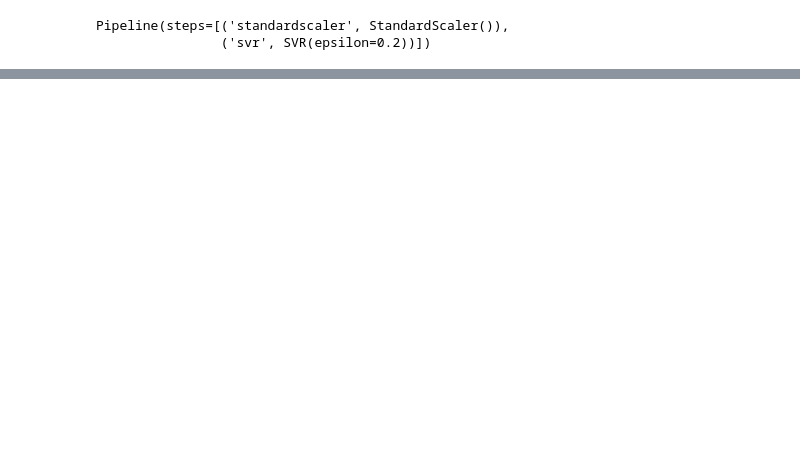
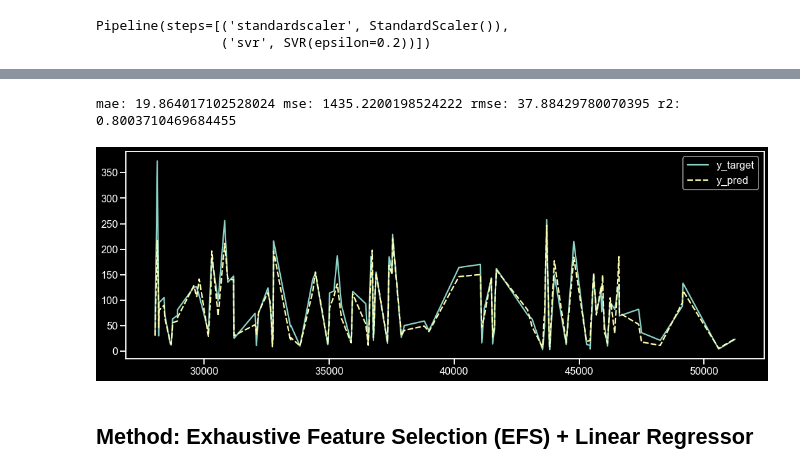
Before and after one commit to anargu/environmental-monitor, a Jupyter notebook: Testing Models.ipynb, the cells around one changed output, grey strips where cells are left out. Cells and saved outputs as stored; diff of their text form; code cells hidden in the pictures; blank space fills up the shorter version.

```diff
--- a/Testing Models.ipynb
+++ b/Testing Models.ipynb
@@ -60,13 +83,10 @@ from sklearn.preprocessing import StandardScaler
 import numpy as np
 
 y = train_df["PM_Dongsi"]
-X = train_df[["season","HUMI","TEMP","PRES","Iws","precipitation"]]
+X = train_df[["season","HUMI","TEMP","PRES","Iws","precipitation","PM_Dongsihuan"]]
 
 regr = make_pipeline(StandardScaler(), SVR(C=1.0, epsilon=0.2))
 regr.fit(X, y)
-
-# Pipeline(steps=[('standardscaler', StandardScaler()),
-#                 ('svr', SVR(epsilon=0.2))])
 # %% [output]
 Pipeline(steps=[('standardscaler', StandardScaler()),
                 ('svr', SVR(epsilon=0.2))])
@@ -79,0 +98,8 @@ array([ 85.34074914, 126.48188176,  91.59401883, ...,  81.75749069,
+# %%
+compute_errors_y_pred_vs_test(y_pred, y_test)
+plot_y_pred_vs_test(y_pred, y_test)
+# %% [output]
+mae: 19.864017102528024 mse: 1435.2200198524222 rmse: 37.88429780070395 r2: 0.8003710469684455
+[figure, added]
+# %% [markdown]
+## Method: Exhaustive Feature Selection (EFS) + Linear Regressor
```
Also changed, not shown: parts of 19 cells of this notebook.
